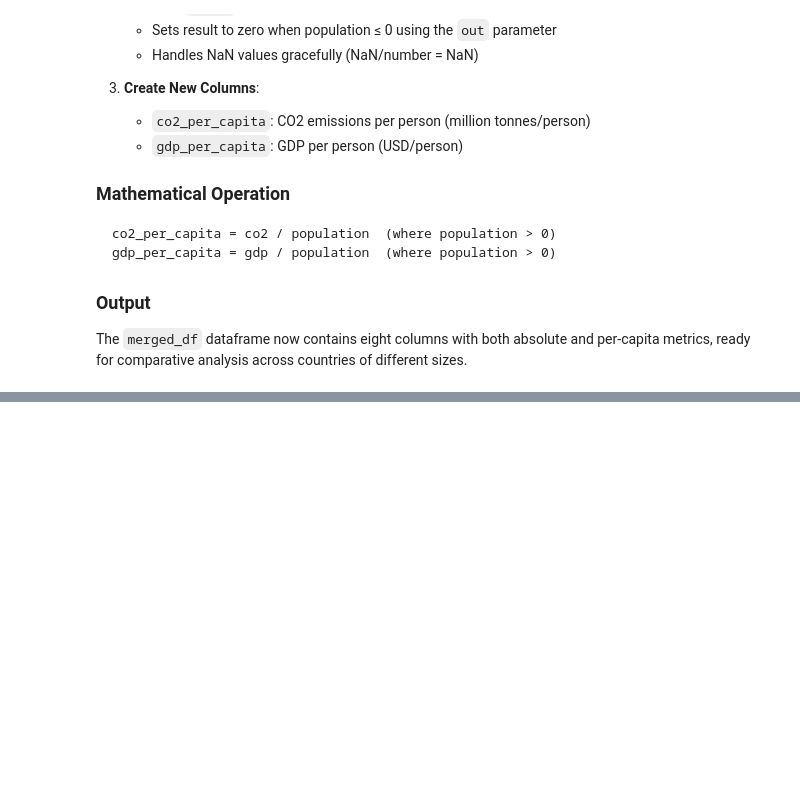
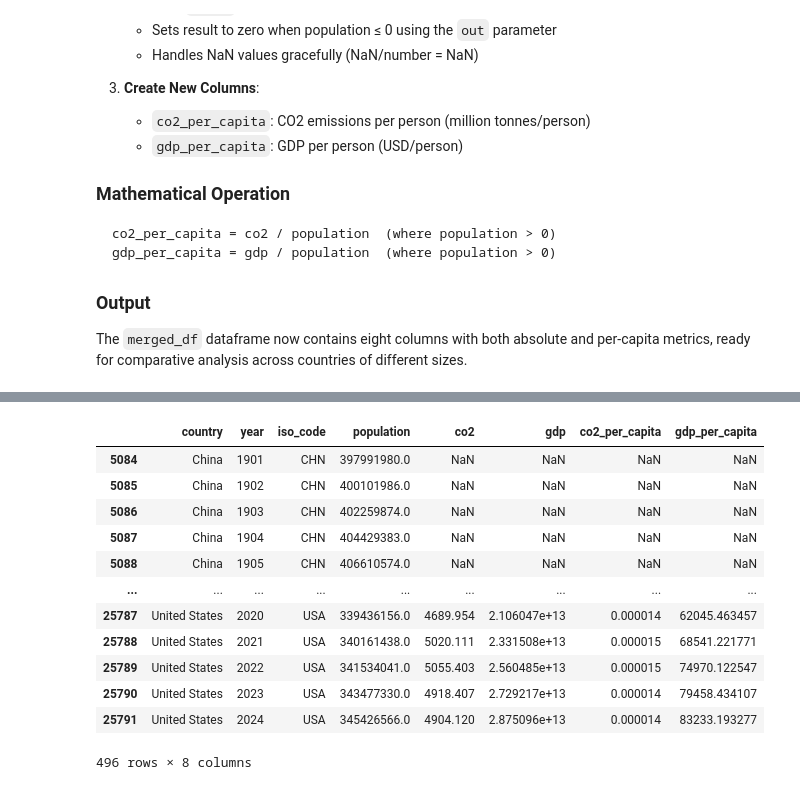
Before and after one commit to fabianfrank-dev/carbon_analysis, a Jupyter notebook: processor.ipynb, the cells around one changed output, grey strips where cells are left out. Saved outputs shown, nothing was run; the diff lists cells and outputs as text; code cells hidden in the pictures; blank space fills up the shorter version.

```diff
--- a/processor.ipynb
+++ b/processor.ipynb
@@ -368,0 +292,22 @@ Researchers can now proceed with:
+# %%
+# random choice of countries to be compares
+my_selection = ['Germany', 'United States', 'China', 'India']
+
+# create a dataframe just for those countries
+df_selected = merged_df[merged_df['country'].isin(my_selection)]
+
+df_selected
+# %% [output]
+|  | country | year | iso_code | population | co2 | gdp | co2_per_capita | gdp_per_capita |
+| 5084 | China | 1901 | CHN | 397991980.0 | NaN | NaN | NaN | NaN |
+| 5085 | China | 1902 | CHN | 400101986.0 | NaN | NaN | NaN | NaN |
+| 5086 | China | 1903 | CHN | 402259874.0 | NaN | NaN | NaN | NaN |
+| 5087 | China | 1904 | CHN | 404429383.0 | NaN | NaN | NaN | NaN |
+| 5088 | China | 1905 | CHN | 406610574.0 | NaN | NaN | NaN | NaN |
+| ... | ... | ... | ... | ... | ... | ... | ... | ... |
+| 25787 | United States | 2020 | USA | 339436156.0 | 4689.954 | 2.106047e+13 | 0.000014 | 62045.463457 |
+| 25788 | United States | 2021 | USA | 340161438.0 | 5020.111 | 2.331508e+13 | 0.000015 | 68541.221771 |
+| 25789 | United States | 2022 | USA | 341534041.0 | 5055.403 | 2.560485e+13 | 0.000015 | 74970.122547 |
+| 25790 | United States | 2023 | USA | 343477330.0 | 4918.407 | 2.729217e+13 | 0.000014 | 79458.434107 |
+| 25791 | United States | 2024 | USA | 345426566.0 | 4904.120 | 2.875096e+13 | 0.000014 | 83233.193277 |
+496 rows × 8 columns
```
Also changed, not shown: parts of 3 cells of this notebook.
